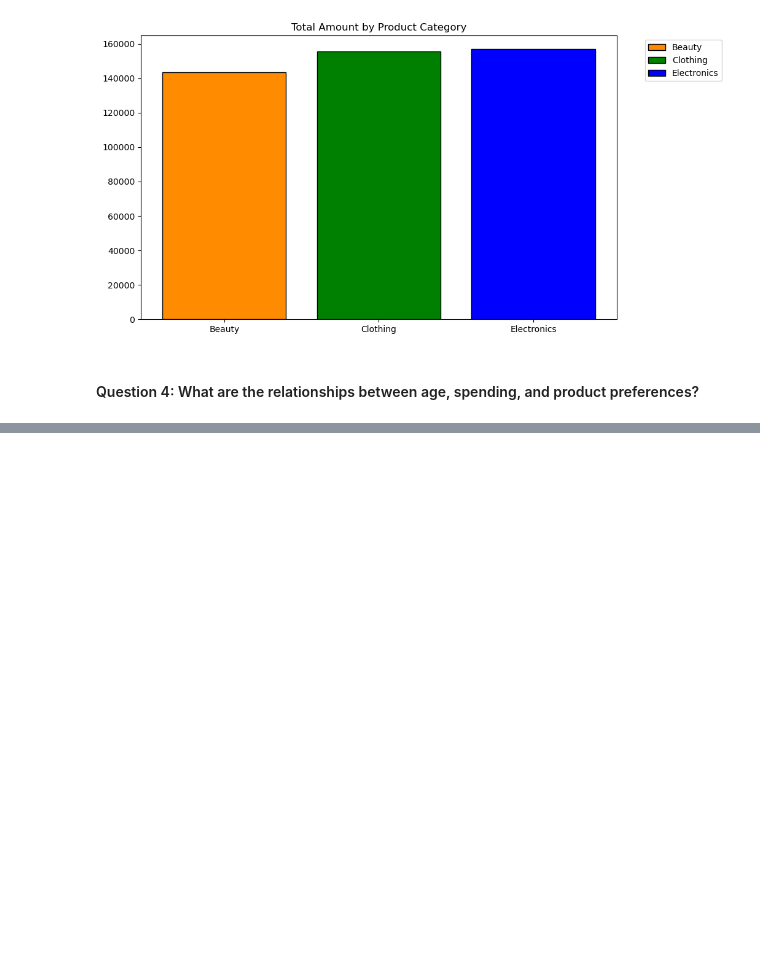
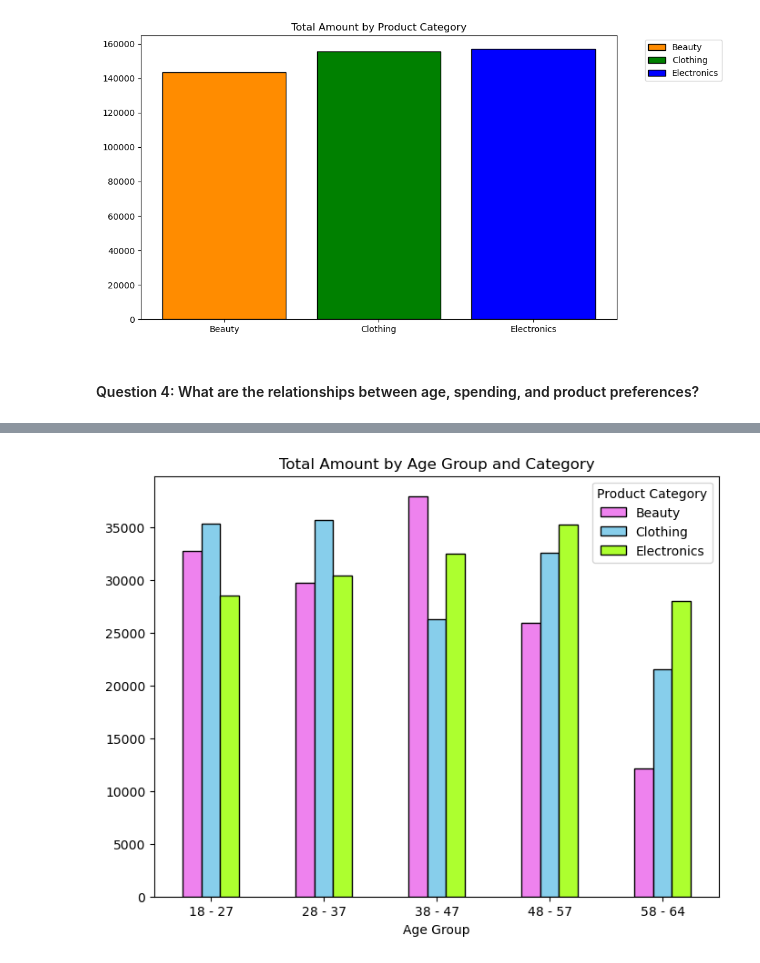
Before and after one commit to Hospoghosyan/Retail_Sales_Analysis, a Jupyter notebook: Retails_sales_analysis.ipynb, the cells around one changed output, grey strips where cells are left out. Drawn from its saved outputs; the diff is of its cells as text; code cells hidden in the pictures; blank space fills up the shorter version.

```diff
--- a/Retails_sales_analysis.ipynb
+++ b/Retails_sales_analysis.ipynb
@@ -324,0 +356,10 @@ plt.show()
+# %%
+cat_age_total.plot(kind = 'bar',figsize = (8, 6),edgecolor = 'black', color = ['violet','skyblue', 'greenyellow'])
+plt.title('Total Amount by Age Group and Category')
+plt.xlabel("Age Group")
+plt.ylabel("")
+plt.legend(title = 'Product Category')
+plt.xticks(rotation = 0)
+plt.show()
+# %% [output]
+[figure, added]
```
Also changed, not shown: parts of 17 cells of this notebook.
